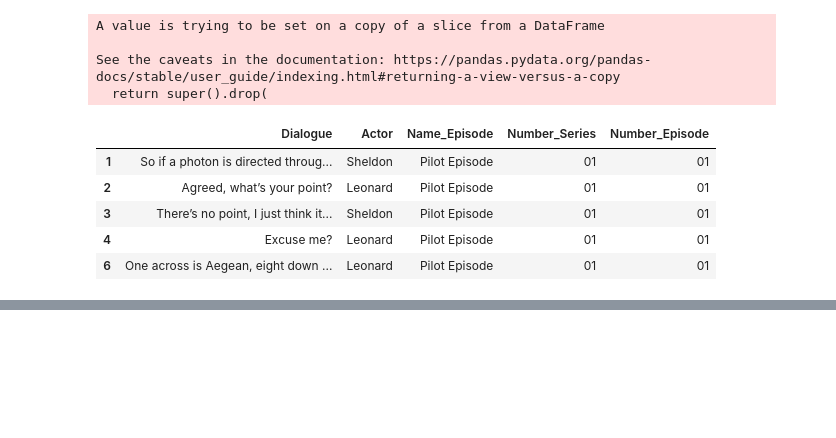
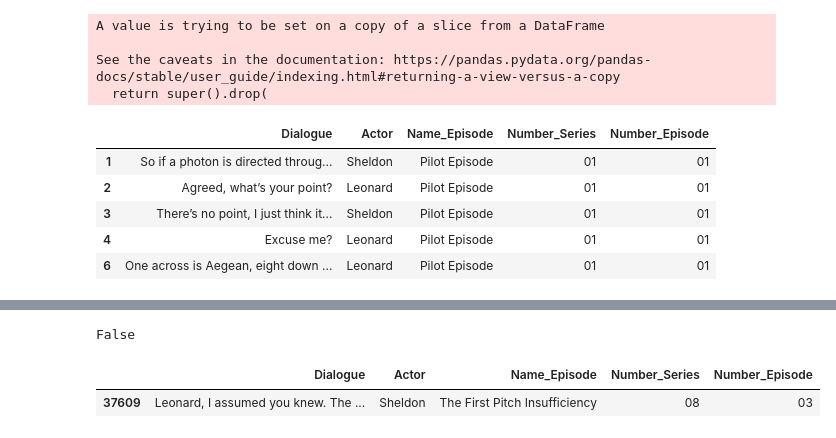
Before and after one commit to daniela-arias/API_Flask, a Jupyter notebook: Notebooks/Cleaning_csv.ipynb, the cells around one changed output, grey strips where cells are left out. Saved outputs shown, nothing was run; the diff lists cells and outputs as text; code cells hidden in the pictures; blank space fills up the shorter version.

```diff
--- a/Notebooks/Cleaning_csv.ipynb
+++ b/Notebooks/Cleaning_csv.ipynb
@@ -158,0 +238,4 @@ df
+# %%
+check("Episode", "Hola")
+# %% [output]
+False
@@ -158,0 +284,5 @@ df
+# %%
+df3.sample()
+# %% [output]
+|  | Dialogue | Actor | Name_Episode | Number_Series | Number_Episode |
+| 37609 | Leonard, I assumed you knew. The ... | Sheldon | The First Pitch Insufficiency | 08 | 03 |
```
Also changed, not shown: parts of 19 cells of this notebook, 11 other files.
